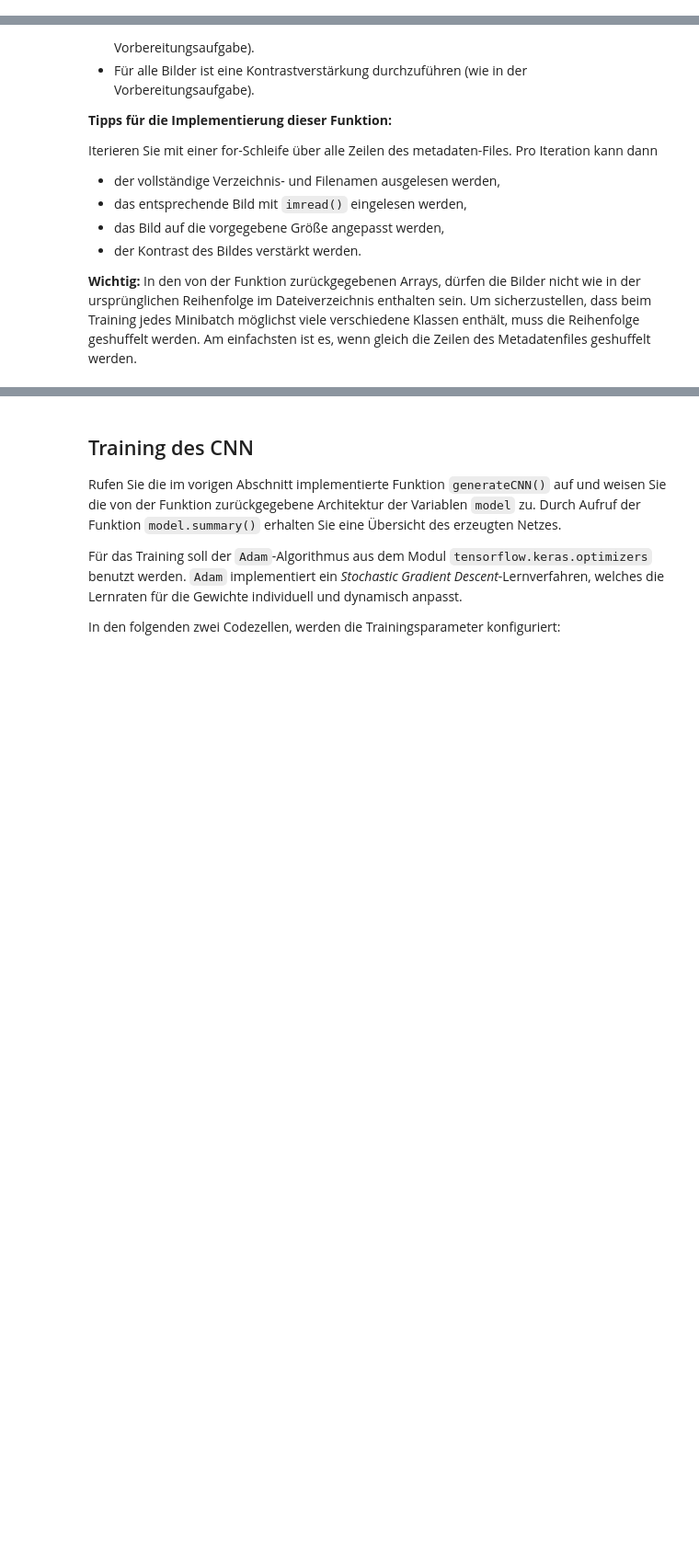
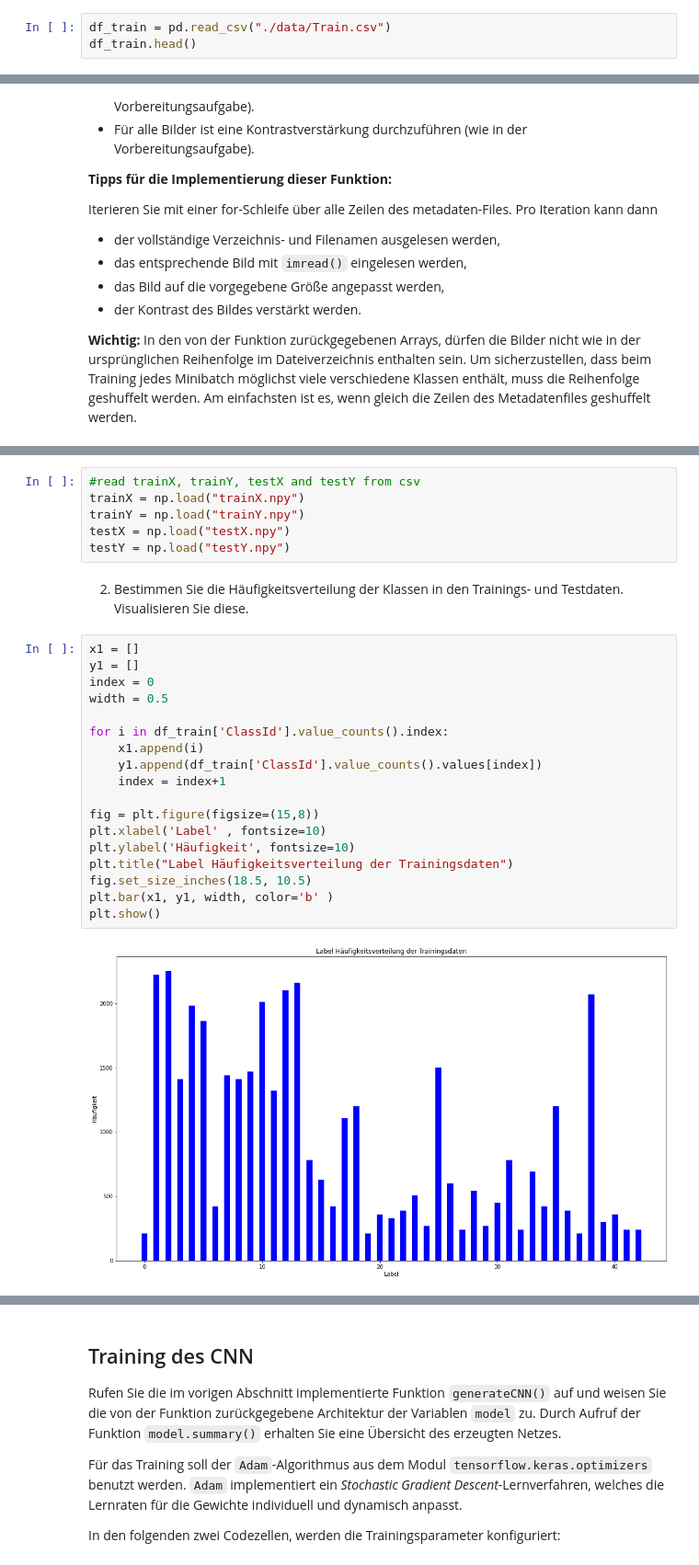
Before and after one commit to JaninaMattes/data-mining-pattern-recogntion, a Jupyter notebook: src/proj6_traffic_sign_recognition/model/TrafficSignClassification.ipynb, the cells around one changed output, grey strips where cells are left out. Shown at 92% size. Saved outputs shown, nothing was run; the diff lists cells and outputs as text; blank space fills up the shorter version.

```diff
--- a/src/proj6_traffic_sign_recognition/model/TrafficSignClassification.ipynb
+++ b/src/proj6_traffic_sign_recognition/model/TrafficSignClassification.ipynb
@@ -43,0 +155,3 @@ Machen Sie sich mit der Implementierung von Neuronalen Netzen mit Tensorflow und
+# %%
+df_train = pd.read_csv("./data/Train.csv")
+df_train.head()
@@ -62,0 +250,28 @@ Iterieren Sie mit einer for-Schleife über alle Zeilen des metadaten-Files. Pro
+# %%
+#read trainX, trainY, testX and testY from csv
+trainX = np.load("trainX.npy")
+trainY = np.load("trainY.npy")
+testX = np.load("testX.npy")
+testY = np.load("testY.npy")
+# %% [markdown]
+2. Bestimmen Sie die Häufigkeitsverteilung der Klassen in den Trainings- und Testdaten. Visualisieren Sie diese.
+# %%
+x1 = []
+y1 = []
+index = 0
+width = 0.5
+
+for i in df_train['ClassId'].value_counts().index:
+    x1.append(i)
+    y1.append(df_train['ClassId'].value_counts().values[index])
+    index = index+1
+
+fig = plt.figure(figsize=(15,8))
+plt.xlabel('Label' , fontsize=10)
+plt.ylabel('Häufigkeit', fontsize=10)
+plt.title("Label Häufigkeitsverteilung der Trainingsdaten")
+fig.set_size_inches(18.5, 10.5)
+plt.bar(x1, y1, width, color='b' )
+plt.show()
+# %% [output]
+[figure, added]
```
Also changed, not shown: parts of 101 cells of this notebook.
